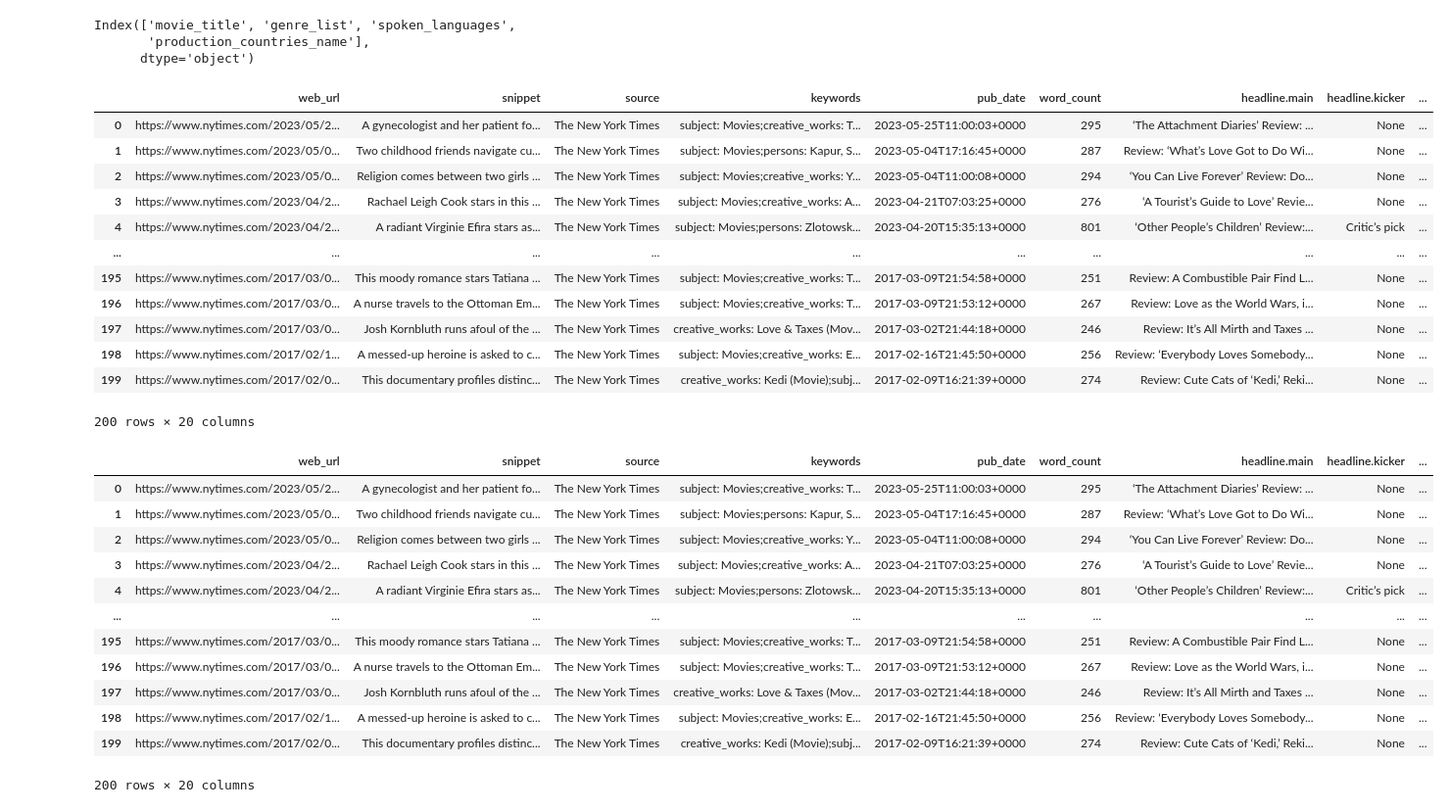
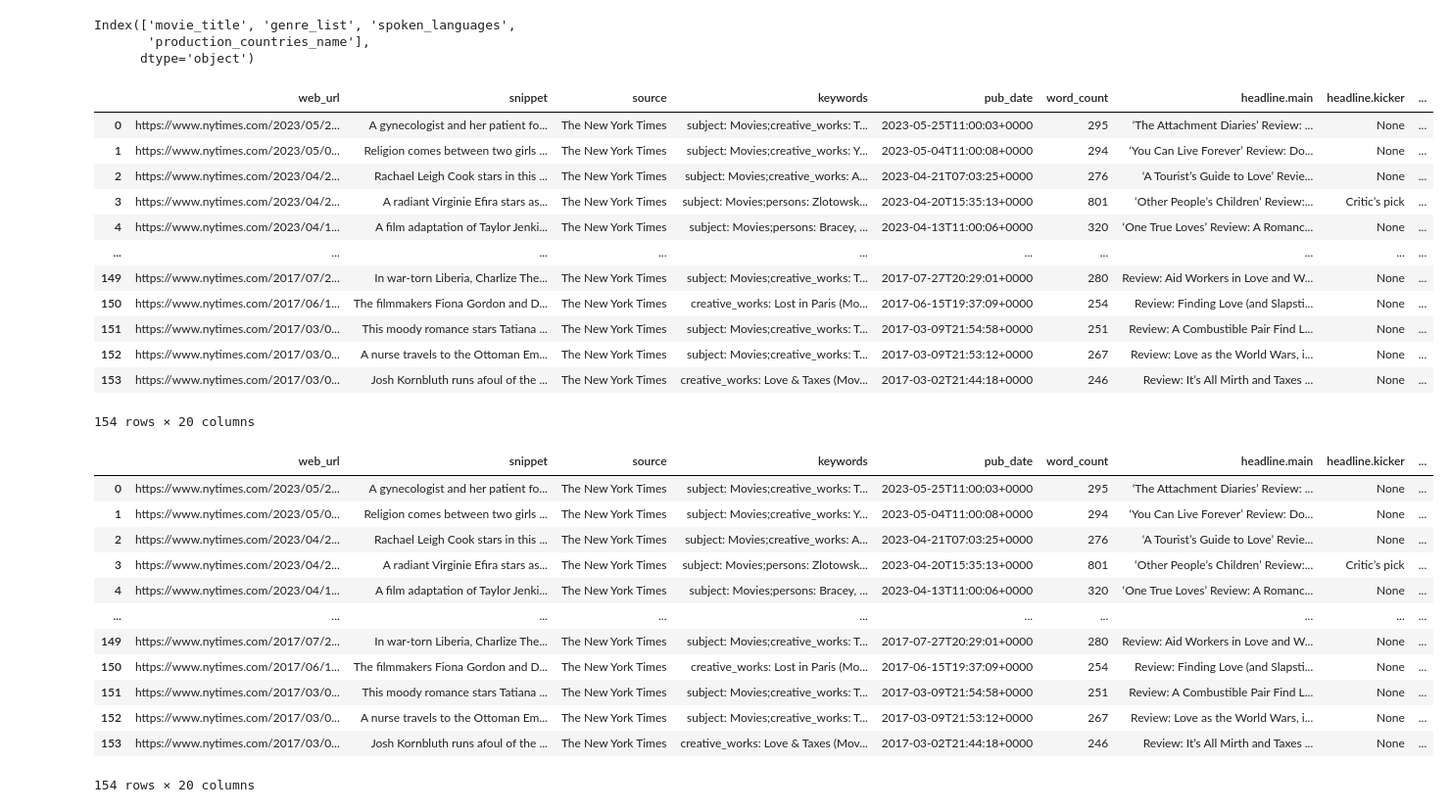
Before and after one commit to RevHex/data-sourcing-challenge, a Jupyter notebook: retrieve_movie_data.ipynb, the cells around one changed output. Shown: that part at 98% size. Cells and saved outputs as stored; diff of their text form; code cells hidden in the pictures.

```diff
--- a/retrieve_movie_data.ipynb
+++ b/retrieve_movie_data.ipynb
@@ -377,24 +377,24 @@ Index(['movie_title', 'genre_list', 'spoken_languages',
 # %%
 # Merge the New York Times reviews and TMDB DataFrames on title
 # Will need to rename movie_title to title
 tmdb_df.rename(columns={'movie_title':'title'}, inplace=True)
 
-merged_df = pd.merge(love_hl_df, tmdb_df, on="title", how="outer" )
+merged_df = pd.merge(love_hl_df, tmdb_df, on="title", how="inner" )
 merged_df
 # %% [output]
 |  | web_url | snippet | source | keywords | pub_date | word_count | headline.main | headline.kicker | ... |
 | 0 | https://www.nytimes.com/2023/05/2... | A gynecologist and her patient fo... | The New York Times | subject: Movies;creative_works: T... | 2023-05-25T11:00:03+0000 | 295 | ‘The Attachment Diaries’ Review: ... | None | ... |
-| 1 | https://www.nytimes.com/2023/05/0... | Two childhood friends navigate cu... | The New York Times | subject: Movies;persons: Kapur, S... | 2023-05-04T17:16:45+0000 | 287 | Review: ‘What’s Love Got to Do Wi... | None | ... |
-| 2 | https://www.nytimes.com/2023/05/0... | Religion comes between two girls ... | The New York Times | subject: Movies;creative_works: Y... | 2023-05-04T11:00:08+0000 | 294 | ‘You Can Live Forever’ Review: Do... | None | ... |
-| 3 | https://www.nytimes.com/2023/04/2... | Rachael Leigh Cook stars in this ... | The New York Times | subject: Movies;creative_works: A... | 2023-04-21T07:03:25+0000 | 276 | ‘A Tourist’s Guide to Love’ Revie... | None | ... |
-| 4 | https://www.nytimes.com/2023/04/2... | A radiant Virginie Efira stars as... | The New York Times | subject: Movies;persons: Zlotowsk... | 2023-04-20T15:35:13+0000 | 801 | ‘Other People’s Children’ Review:... | Critic’s pick | ... |
+| 1 | https://www.nytimes.com/2023/05/0... | Religion comes between two girls ... | The New York Times | subject: Movies;creative_works: Y... | 2023-05-04T11:00:08+0000 | 294 | ‘You Can Live Forever’ Review: Do... | None | ... |
+| 2 | https://www.nytimes.com/2023/04/2... | Rachael Leigh Cook stars in this ... | The New York Times | subject: Movies;creative_works: A... | 2023-04-21T07:03:25+0000 | 276 | ‘A Tourist’s Guide to Love’ Revie... | None | ... |
+| 3 | https://www.nytimes.com/2023/04/2... | A radiant Virginie Efira stars as... | The New York Times | subject: Movies;persons: Zlotowsk... | 2023-04-20T15:35:13+0000 | 801 | ‘Other People’s Children’ Review:... | Critic’s pick | ... |
+| 4 | https://www.nytimes.com/2023/04/1... | A film adaptation of Taylor Jenki... | The New York Times | subject: Movies;persons: Bracey, ... | 2023-04-13T11:00:06+0000 | 320 | ‘One True Loves’ Review: A Romanc... | None | ... |
 | ... | ... | ... | ... | ... | ... | ... | ... | ... | ... |
-| 195 | https://www.nytimes.com/2017/03/0... | This moody romance stars Tatiana ... | The New York Times | subject: Movies;creative_works: T... | 2017-03-09T21:54:58+0000 | 251 | Review: A Combustible Pair Find L... | None | ... |
-| 196 | https://www.nytimes.com/2017/03/0... | A nurse travels to the Ottoman Em... | The New York Times | subject: Movies;creative_works: T... | 2017-03-09T21:53:12+0000 | 267 | Review: Love as the World Wars, i... | None | ... |
-| 197 | https://www.nytimes.com/2017/03/0... | Josh Kornbluth runs afoul of the ... | The New York Times | creative_works: Love & Taxes (Mov... | 2017-03-02T21:44:18+0000 | 246 | Review: It’s All Mirth and Taxes ... | None | ... |
-| 198 | https://www.nytimes.com/2017/02/1... | A messed-up heroine is asked to c... | The New York Times | subject: Movies;creative_works: E... | 2017-02-16T21:45:50+0000 | 256 | Review: ‘Everybody Loves Somebody... | None | ... |
-| 199 | https://www.nytimes.com/2017/02/0... | This documentary profiles distinc... | The New York Times | creative_works: Kedi (Movie);subj... | 2017-02-09T16:21:39+0000 | 274 | Review: Cute Cats of ‘Kedi,’ Reki... | None | ... |
+| 149 | https://www.nytimes.com/2017/07/2... | In war-torn Liberia, Charlize The... | The New York Times | subject: Movies;creative_works: T... | 2017-07-27T20:29:01+0000 | 280 | Review: Aid Workers in Love and W... | None | ... |
+| 150 | https://www.nytimes.com/2017/06/1... | The filmmakers Fiona Gordon and D... | The New York Times | creative_works: Lost in Paris (Mo... | 2017-06-15T19:37:09+0000 | 254 | Review: Finding Love (and Slapsti... | None | ... |
+| 151 | https://www.nytimes.com/2017/03/0... | This moody romance stars Tatiana ... | The New York Times | subject: Movies;creative_works: T... | 2017-03-09T21:54:58+0000 | 251 | Review: A Combustible Pair Find L... | None | ... |
+| 152 | https://www.nytimes.com/2017/03/0... | A nurse travels to the Ottoman Em... | The New York Times | subject: Movies;creative_works: T... | 2017-03-09T21:53:12+0000 | 267 | Review: Love as the World Wars, i... | None | ... |
+| 153 | https://www.nytimes.com/2017/03/0... | Josh Kornbluth runs afoul of the ... | The New York Times | creative_works: Love & Taxes (Mov... | 2017-03-02T21:44:18+0000 | 246 | Review: It’s All Mirth and Taxes ... | None | ... |
-200 rows × 20 columns
+154 rows × 20 columns
 # %%
 # Remove list brackets and quotation marks on the columns containing lists
 # Create a list of the columns that need fixing
@@ -418,17 +418,17 @@ merged_df
 # %% [output]
 |  | web_url | snippet | source | keywords | pub_date | word_count | headline.main | headline.kicker | ... |
 | 0 | https://www.nytimes.com/2023/05/2... | A gynecologist and her patient fo... | The New York Times | subject: Movies;creative_works: T... | 2023-05-25T11:00:03+0000 | 295 | ‘The Attachment Diaries’ Review: ... | None | ... |
-| 1 | https://www.nytimes.com/2023/05/0... | Two childhood friends navigate cu... | The New York Times | subject: Movies;persons: Kapur, S... | 2023-05-04T17:16:45+0000 | 287 | Review: ‘What’s Love Got to Do Wi... | None | ... |
-| 2 | https://www.nytimes.com/2023/05/0... | Religion comes between two girls ... | The New York Times | subject: Movies;creative_works: Y... | 2023-05-04T11:00:08+0000 | 294 | ‘You Can Live Forever’ Review: Do... | None | ... |
-| 3 | https://www.nytimes.com/2023/04/2... | Rachael Leigh Cook stars in this ... | The New York Times | subject: Movies;creative_works: A... | 2023-04-21T07:03:25+0000 | 276 | ‘A Tourist’s Guide to Love’ Revie... | None | ... |
-| 4 | https://www.nytimes.com/2023/04/2... | A radiant Virginie Efira stars as... | The New York Times | subject: Movies;persons: Zlotowsk... | 2023-04-20T15:35:13+0000 | 801 | ‘Other People’s Children’ Review:... | Critic’s pick | ... |
+| 1 | https://www.nytimes.com/2023/05/0... | Religion comes between two girls ... | The New York Times | subject: Movies;creative_works: Y... | 2023-05-04T11:00:08+0000 | 294 | ‘You Can Live Forever’ Review: Do... | None | ... |
+| 2 | https://www.nytimes.com/2023/04/2... | Rachael Leigh Cook stars in this ... | The New York Times | subject: Movies;creative_works: A... | 2023-04-21T07:03:25+0000 | 276 | ‘A Tourist’s Guide to Love’ Revie... | None | ... |
+| 3 | https://www.nytimes.com/2023/04/2... | A radiant Virginie Efira stars as... | The New York Times | subject: Movies;persons: Zlotowsk... | 2023-04-20T15:35:13+0000 | 801 | ‘Other People’s Children’ Review:... | Critic’s pick | ... |
+| 4 | https://www.nytimes.com/2023/04/1... | A film adaptation of Taylor Jenki... | The New York Times | subject: Movies;persons: Bracey, ... | 2023-04-13T11:00:06+0000 | 320 | ‘One True Loves’ Review: A Romanc... | None | ... |
 | ... | ... | ... | ... | ... | ... | ... | ... | ... | ... |
-| 195 | https://www.nytimes.com/2017/03/0... | This moody romance stars Tatiana ... | The New York Times | subject: Movies;creative_works: T... | 2017-03-09T21:54:58+0000 | 251 | Review: A Combustible Pair Find L... | None | ... |
-| 196 | https://www.nytimes.com/2017/03/0... | A nurse travels to the Ottoman Em... | The New York Times | subject: Movies;creative_works: T... | 2017-03-09T21:53:12+0000 | 267 | Review: Love as the World Wars, i... | None | ... |
-| 197 | https://www.nytimes.com/2017/03/0... | Josh Kornbluth runs afoul of the ... | The New York Times | creative_works: Love & Taxes (Mov... | 2017-03-02T21:44:18+0000 | 246 | Review: It’s All Mirth and Taxes ... | None | ... |
-| 198 | https://www.nytimes.com/2017/02/1... | A messed-up heroine is asked to c... | The New York Times | subject: Movies;creative_works: E... | 2017-02-16T21:45:50+0000 | 256 | Review: ‘Everybody Loves Somebody... | None | ... |
-| 199 | https://www.nytimes.com/2017/02/0... | This documentary profiles distinc... | The New York Times | creative_works: Kedi (Movie);subj... | 2017-02-09T16:21:39+0000 | 274 | Review: Cute Cats of ‘Kedi,’ Reki... | None | ... |
+| 149 | https://www.nytimes.com/2017/07/2... | In war-torn Liberia, Charlize The... | The New York Times | subject: Movies;creative_works: T... | 2017-07-27T20:29:01+0000 | 280 | Review: Aid Workers in Love and W... | None | ... |
+| 150 | https://www.nytimes.com/2017/06/1... | The filmmakers Fiona Gordon and D... | The New York Times | creative_works: Lost in Paris (Mo... | 2017-06-15T19:37:09+0000 | 254 | Review: Finding Love (and Slapsti... | None | ... |
+| 151 | https://www.nytimes.com/2017/03/0... | This moody romance stars Tatiana ... | The New York Times | subject: Movies;creative_works: T... | 2017-03-09T21:54:58+0000 | 251 | Review: A Combustible Pair Find L... | None | ... |
+| 152 | https://www.nytimes.com/2017/03/0... | A nurse travels to the Ottoman Em... | The New York Times | subject: Movies;creative_works: T... | 2017-03-09T21:53:12+0000 | 267 | Review: Love as the World Wars, i... | None | ... |
+| 153 | https://www.nytimes.com/2017/03/0... | Josh Kornbluth runs afoul of the ... | The New York Times | creative_works: Love & Taxes (Mov... | 2017-03-02T21:44:18+0000 | 246 | Review: It’s All Mirth and Taxes ... | None | ... |
-200 rows × 20 columns
+154 rows × 20 columns
 # %%
 # Drop "byline.person" column
 merged_df = merged_df.drop(columns=["byline.person"])
```
Also changed, not shown: parts of 3 cells of this notebook, 1 other file.
